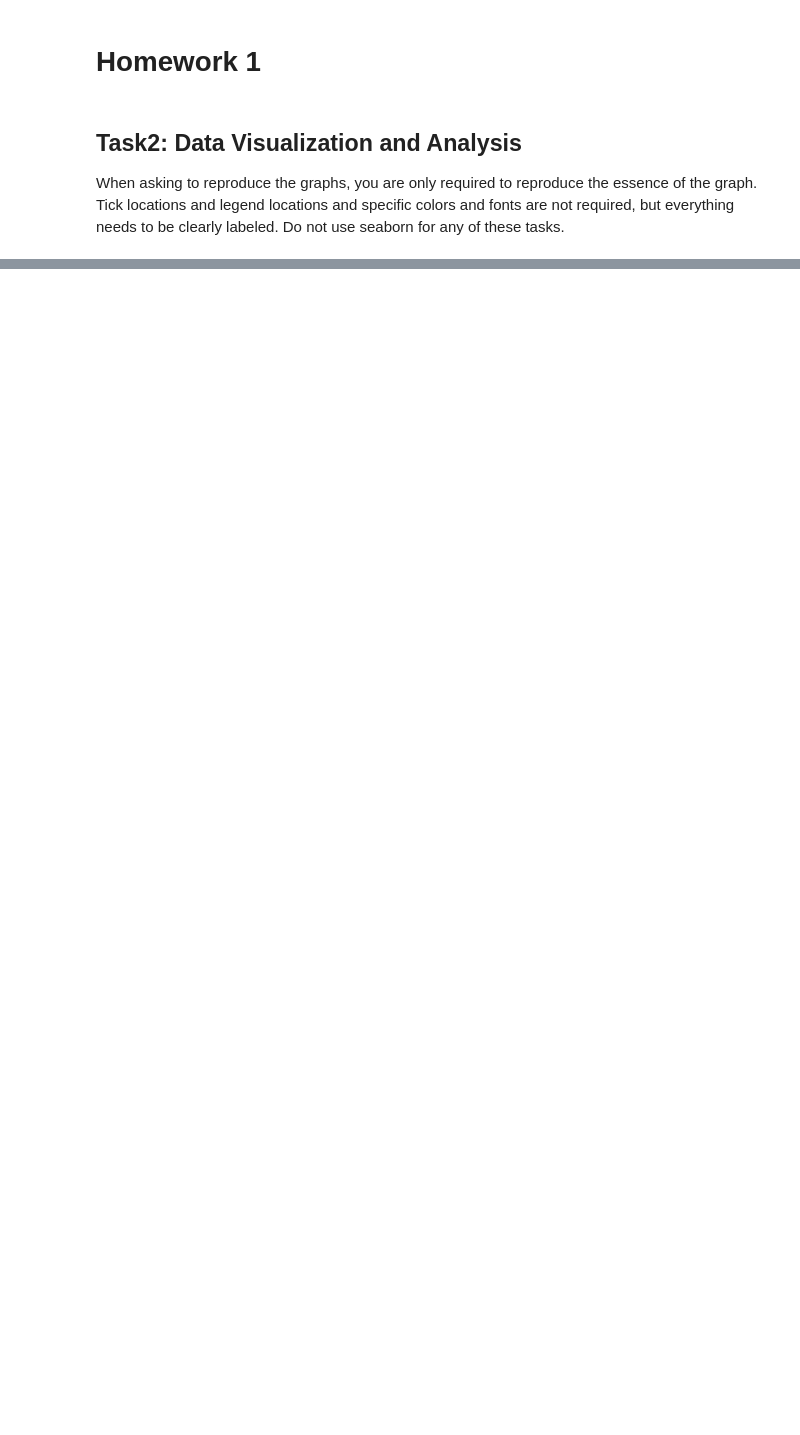
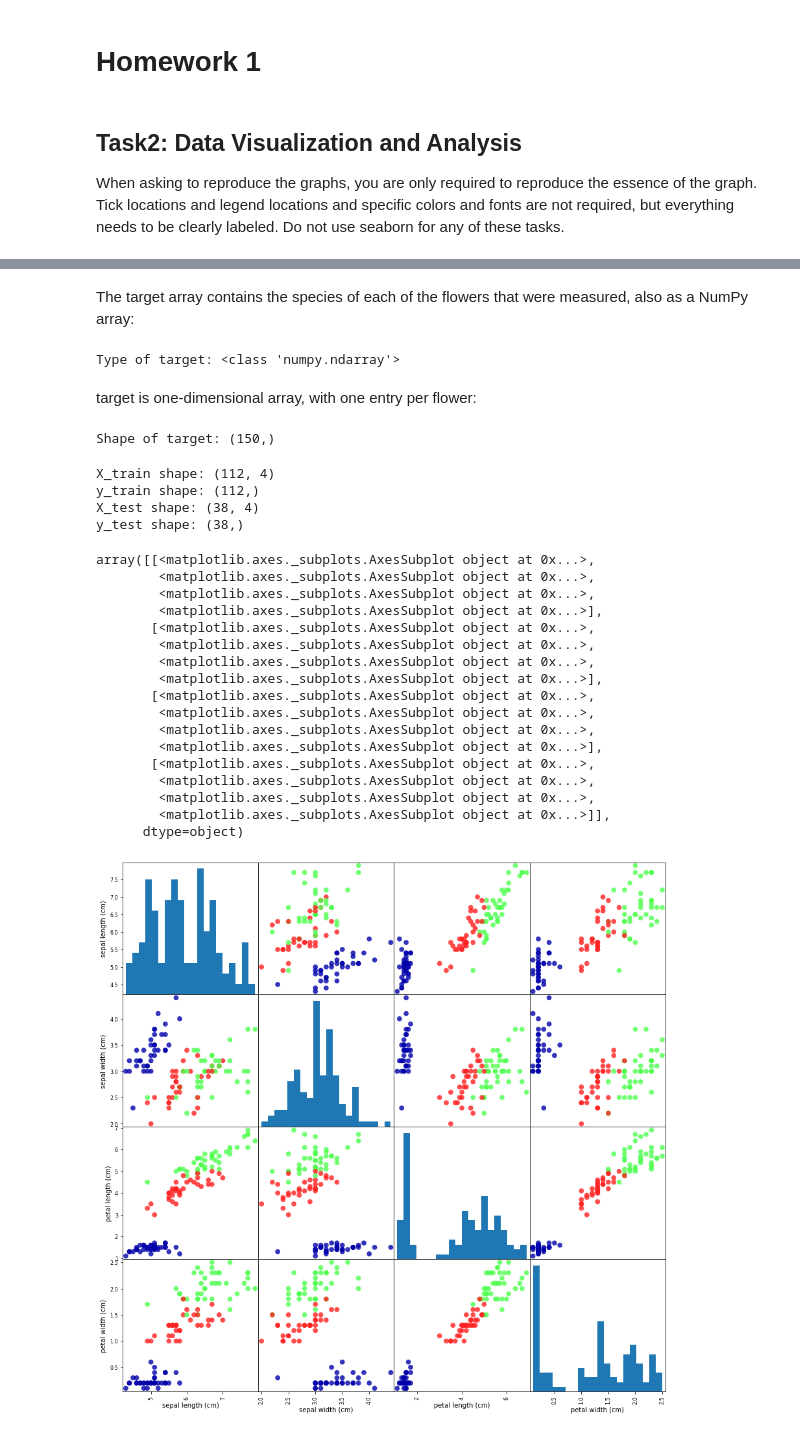
Before and after one commit to heromanba/Columbia-W4995, a Jupyter notebook: homework1.ipynb, the cells around one changed output, grey strips where cells are left out. Cells and saved outputs as stored; diff of their text form; code cells hidden in the pictures; blank space fills up the shorter version.

```diff
--- a/homework1.ipynb
+++ b/homework1.ipynb
@@ -12,0 +132,3 @@ properly.
+# %%
+iris_dataset = load_iris()
+print("Keys of iris_dataset:\n", iris_dataset.keys())
@@ -12,0 +197,52 @@ properly.
+# %% [markdown]
+The target array contains the species of each of the flowers that were measured, also as a NumPy array:
+# %%
+print("Type of target:", type(iris_dataset['target']))
+# %% [output]
+Type of target: <class 'numpy.ndarray'>
+# %% [markdown]
+target is one-dimensional array, with one entry per flower:
+# %%
+print("Shape of target:", iris_dataset['target'].shape)
+# %% [output]
+Shape of target: (150,)
+# %%
+from sklearn.model_selection import train_test_split
+X_train, X_test, y_train, y_test = train_test_split(
+    iris_dataset['data'], iris_dataset['target'], random_state=0)
+print("X_train shape:", X_train.shape)
+print("y_train shape:", y_train.shape)
+print("X_test shape:", X_test.shape)
+print("y_test shape:", y_test.shape)
+# %% [output]
+X_train shape: (112, 4)
+y_train shape: (112,)
+X_test shape: (38, 4)
+y_test shape: (38,)
+# %%
+# create dataframe from data in X_train
+# label the columns using the strings in iris_dataset.feature_names
+iris_dataframe = pd.DataFrame(X_train, columns=iris_dataset.feature_names)
+# create a scatter matrix from the dataframe, color by y_train
+pd.plotting.scatter_matrix(iris_dataframe, c=y_train, figsize=(15, 15),
+                           marker='o', hist_kwds={'bins': 20}, s=60,
+                           alpha=.8, cmap=mglearn.cm3)
+# %% [output]
+array([[<matplotlib.axes._subplots.AxesSubplot object at 0x...>,
+        <matplotlib.axes._subplots.AxesSubplot object at 0x...>,
+        <matplotlib.axes._subplots.AxesSubplot object at 0x...>,
+        <matplotlib.axes._subplots.AxesSubplot object at 0x...>],
+       [<matplotlib.axes._subplots.AxesSubplot object at 0x...>,
+        <matplotlib.axes._subplots.AxesSubplot object at 0x...>,
+        <matplotlib.axes._subplots.AxesSubplot object at 0x...>,
+        <matplotlib.axes._subplots.AxesSubplot object at 0x...>],
+       [<matplotlib.axes._subplots.AxesSubplot object at 0x...>,
+        <matplotlib.axes._subplots.AxesSubplot object at 0x...>,
+        <matplotlib.axes._subplots.AxesSubplot object at 0x...>,
+        <matplotlib.axes._subplots.AxesSubplot object at 0x...>],
+       [<matplotlib.axes._subplots.AxesSubplot object at 0x...>,
+        <matplotlib.axes._subplots.AxesSubplot object at 0x...>,
+        <matplotlib.axes._subplots.AxesSubplot object at 0x...>,
+        <matplotlib.axes._subplots.AxesSubplot object at 0x...>]],
+      dtype=object)
+[figure, added]
```
Also changed, not shown: parts of 25 cells of this notebook, 5 other files.
